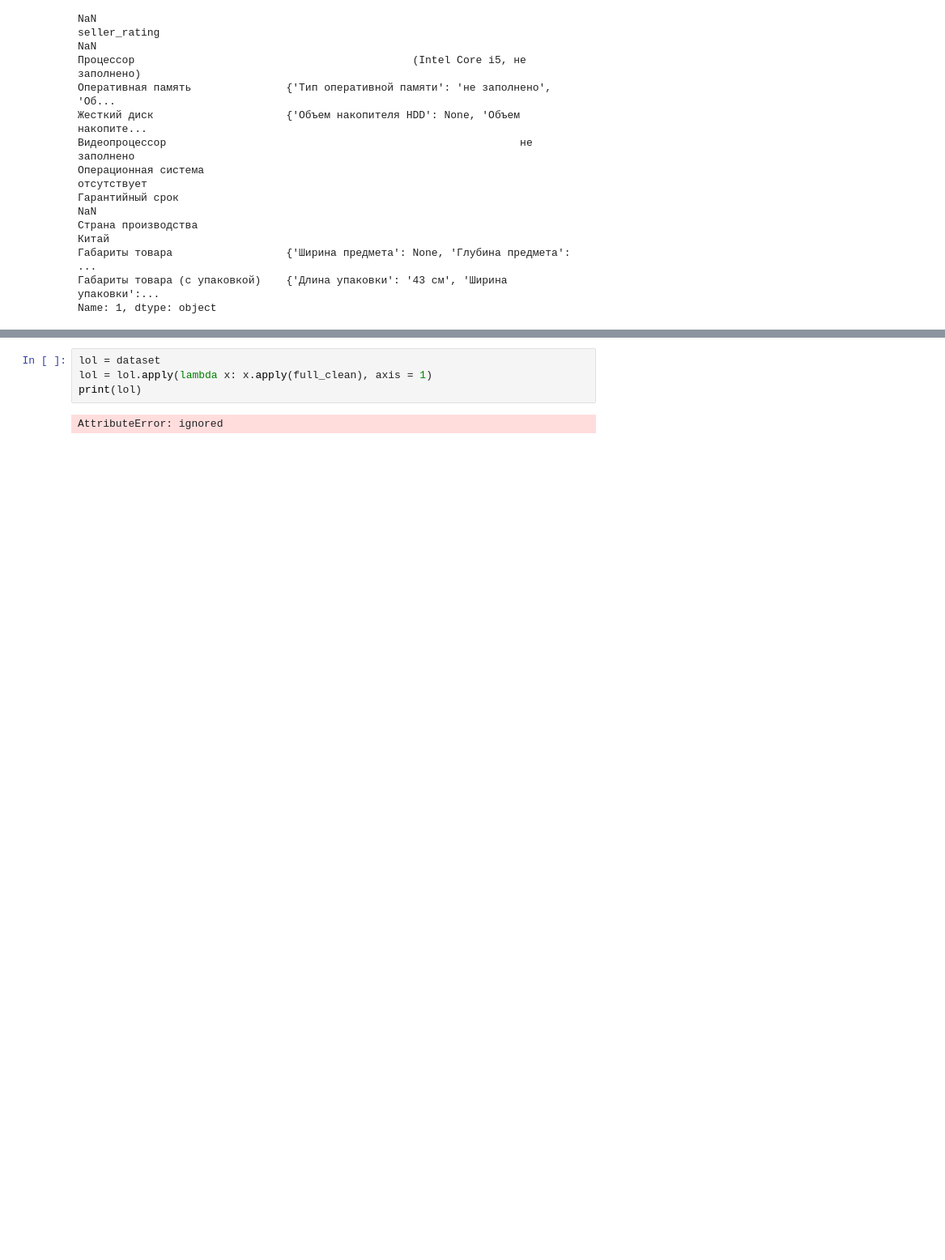
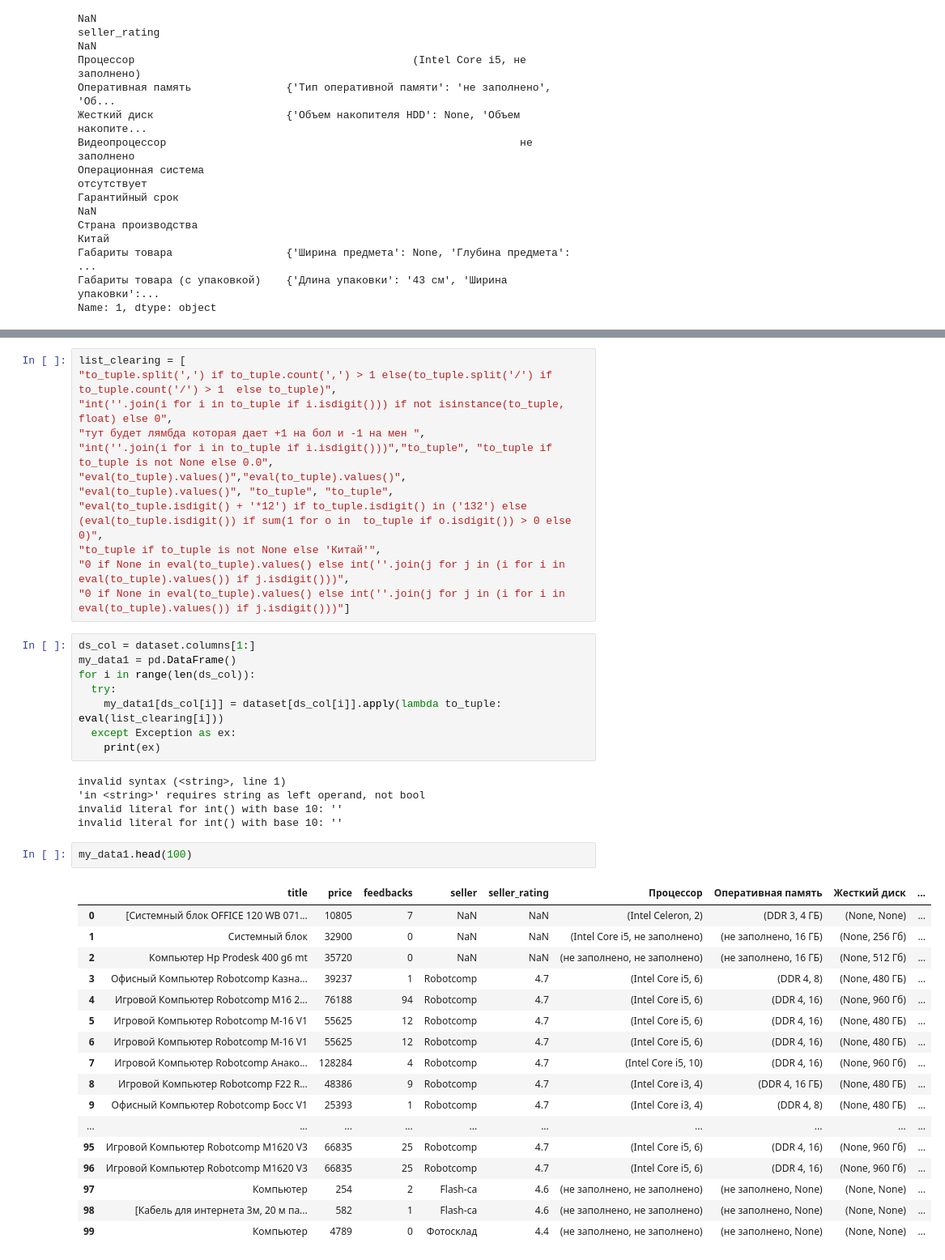
Before and after one commit to EZSib/data_-analytics2023, a Jupyter notebook: practice_clear.ipynb, the cells around one changed output, grey strips where cells are left out. Shown at 81% size. Drawn from its saved outputs; the diff is of its cells as text; blank space fills up the shorter version.

```diff
--- a/practice_clear.ipynb
+++ b/practice_clear.ipynb
@@ -461,9 +476,47 @@ def full_clean(np_obj):
-# %%
-lol = dataset
-lol = lol.apply(lambda x: x.apply(full_clean), axis = 1)
-print(lol)
-# %% [output]
-AttributeError: ignored
+# %%
+list_clearing = [
+"to_tuple.split(',') if to_tuple.count(',') > 1 else(to_tuple.split('/') if to_tuple.count('/') > 1  else to_tuple)",
+"int(''.join(i for i in to_tuple if i.isdigit())) if not isinstance(to_tuple, float) else 0",
+"тут будет лямбда которая дает +1 на бол и -1 на мен ",
+"int(''.join(i for i in to_tuple if i.isdigit()))","to_tuple", "to_tuple if to_tuple is not None else 0.0", "eval(to_tuple).values()","eval(to_tuple).values()",
+"eval(to_tuple).values()", "to_tuple", "to_tuple",
+"eval(to_tuple.isdigit() + '*12') if to_tuple.isdigit() in ('132') else (eval(to_tuple.isdigit()) if sum(1 for o in  to_tuple if o.isdigit()) > 0 else 0)",
+"to_tuple if to_tuple is not None else 'Китай'",
+"0 if None in eval(to_tuple).values() else int(''.join(j for j in (i for i in eval(to_tuple).values()) if j.isdigit()))",
+"0 if None in eval(to_tuple).values() else int(''.join(j for j in (i for i in eval(to_tuple).values()) if j.isdigit()))"]
+# %%
+ds_col = dataset.columns[1:]
+my_data1 = pd.DataFrame()
+for i in range(len(ds_col)):
+  try:
+    my_data1[ds_col[i]] = dataset[ds_col[i]].apply(lambda to_tuple: eval(list_clearing[i]))
+  except Exception as ex:
+    print(ex)
+# %% [output]
+invalid syntax (<string>, line 1)
+'in <string>' requires string as left operand, not bool
+invalid literal for int() with base 10: ''
+invalid literal for int() with base 10: ''
+# %%
+my_data1.head(100)
+# %% [output]
+|  | title | price | feedbacks | seller | seller_rating | Процессор | Оперативная память | Жесткий диск | ... |
+| 0 | [Системный блок OFFICE 120 WB 071... | 10805 | 7 | NaN | NaN | (Intel Celeron, 2) | (DDR 3, 4 ГБ) | (None, None) | ... |
+| 1 | Системный блок | 32900 | 0 | NaN | NaN | (Intel Core i5, не заполнено) | (не заполнено, 16 ГБ) | (None, 256 Гб) | ... |
+| 2 | Компьютер Hp Prodesk 400 g6 mt | 35720 | 0 | NaN | NaN | (не заполнено, не заполнено) | (не заполнено, 16 ГБ) | (None, 512 Гб) | ... |
+| 3 | Офисный Компьютер Robotcomp Казна... | 39237 | 1 | Robotcomp | 4.7 | (Intel Core i5, 6) | (DDR 4, 8) | (None, 480 ГБ) | ... |
+| 4 | Игровой Компьютер Robotcomp М16 2... | 76188 | 94 | Robotcomp | 4.7 | (Intel Core i5, 6) | (DDR 4, 16) | (None, 960 Гб) | ... |
+| 5 | Игровой Компьютер Robotcomp M-16 V1 | 55625 | 12 | Robotcomp | 4.7 | (Intel Core i5, 6) | (DDR 4, 16) | (None, 480 ГБ) | ... |
+| 6 | Игровой Компьютер Robotcomp M-16 V1 | 55625 | 12 | Robotcomp | 4.7 | (Intel Core i5, 6) | (DDR 4, 16) | (None, 480 ГБ) | ... |
+| 7 | Игровой Компьютер Robotcomp Анако... | 128284 | 4 | Robotcomp | 4.7 | (Intel Core i5, 10) | (DDR 4, 16) | (None, 960 Гб) | ... |
+| 8 | Игровой Компьютер Robotcomp F22 R... | 48386 | 9 | Robotcomp | 4.7 | (Intel Core i3, 4) | (DDR 4, 16 ГБ) | (None, 480 ГБ) | ... |
+| 9 | Офисный Компьютер Robotcomp Босс V1 | 25393 | 1 | Robotcomp | 4.7 | (Intel Core i3, 4) | (DDR 4, 8) | (None, 480 ГБ) | ... |
+| ... | ... | ... | ... | ... | ... | ... | ... | ... | ... |
+| 95 | Игровой Компьютер Robotcomp M1620 V3 | 66835 | 25 | Robotcomp | 4.7 | (Intel Core i5, 6) | (DDR 4, 16) | (None, 960 Гб) | ... |
+| 96 | Игровой Компьютер Robotcomp M1620 V3 | 66835 | 25 | Robotcomp | 4.7 | (Intel Core i5, 6) | (DDR 4, 16) | (None, 960 Гб) | ... |
+| 97 | Компьютер | 254 | 2 | Flash-ca | 4.6 | (не заполнено, не заполнено) | (не заполнено, None) | (None, None) | ... |
+| 98 | [Кабель для интернета 3м, 20 м па... | 582 | 1 | Flash-ca | 4.6 | (не заполнено, не заполнено) | (не заполнено, None) | (None, None) | ... |
+| 99 | Компьютер | 4789 | 0 | Фотосклад | 4.4 | (не заполнено, не заполнено) | (не заполнено, None) | (None, None) | ... |
 # %%
 def l_c(to_tuple):
   return to_tuple.split(',') if to_tuple.count(',') > 1 else(
```
Also changed, not shown: parts of 4 cells of this notebook.
